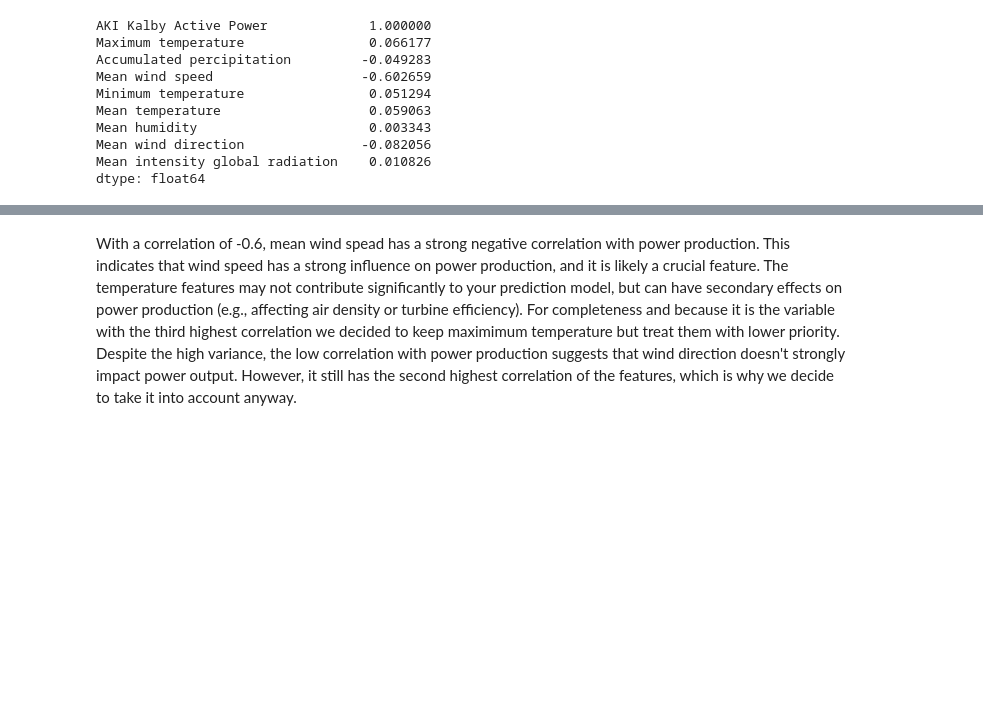
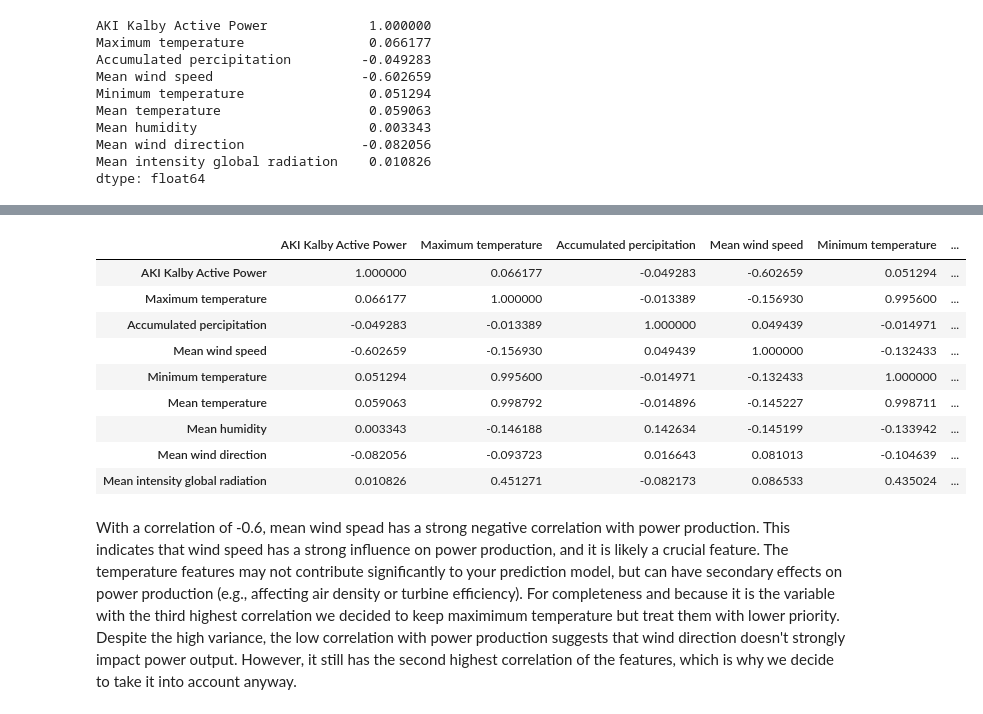
Before and after one commit to dzzz707/46765-ml-for-energy-systems, a Jupyter notebook: assignment1/Data process/Merging data.ipynb, the cells around one changed output, grey strips where cells are left out. Drawn from its saved outputs; the diff is of its cells as text; code cells hidden in the pictures; blank space fills up the shorter version.

```diff
--- a/assignment1/Data process/Merging data.ipynb
+++ b/assignment1/Data process/Merging data.ipynb
@@ -175,3 +174,16 @@ plt.show()
+# %%
+merged_df.corr()
+# %% [output]
+|  | AKI Kalby Active Power | Maximum temperature | Accumulated percipitation | Mean wind speed | Minimum temperature | ... |
+| AKI Kalby Active Power | 1.000000 | 0.066177 | -0.049283 | -0.602659 | 0.051294 | ... |
+| Maximum temperature | 0.066177 | 1.000000 | -0.013389 | -0.156930 | 0.995600 | ... |
+| Accumulated percipitation | -0.049283 | -0.013389 | 1.000000 | 0.049439 | -0.014971 | ... |
+| Mean wind speed | -0.602659 | -0.156930 | 0.049439 | 1.000000 | -0.132433 | ... |
+| Minimum temperature | 0.051294 | 0.995600 | -0.014971 | -0.132433 | 1.000000 | ... |
+| Mean temperature | 0.059063 | 0.998792 | -0.014896 | -0.145227 | 0.998711 | ... |
+| Mean humidity | 0.003343 | -0.146188 | 0.142634 | -0.145199 | -0.133942 | ... |
+| Mean wind direction | -0.082056 | -0.093723 | 0.016643 | 0.081013 | -0.104639 | ... |
+| Mean intensity global radiation | 0.010826 | 0.451271 | -0.082173 | 0.086533 | 0.435024 | ... |
 # %% [markdown]
 With a correlation of -0.6, mean wind spead has a strong negative correlation with power production. This indicates that wind speed has a strong influence on power production, and it is likely a crucial feature.
 The temperature features may not contribute significantly to your prediction model, but can have secondary effects on power production (e.g., affecting air density or turbine efficiency). For completeness and because it is the variable with the third highest correlation we decided to keep maximimum temperature but treat them with lower priority.
```
Also changed, not shown: parts of 1 cell of this notebook, 1 other file.
